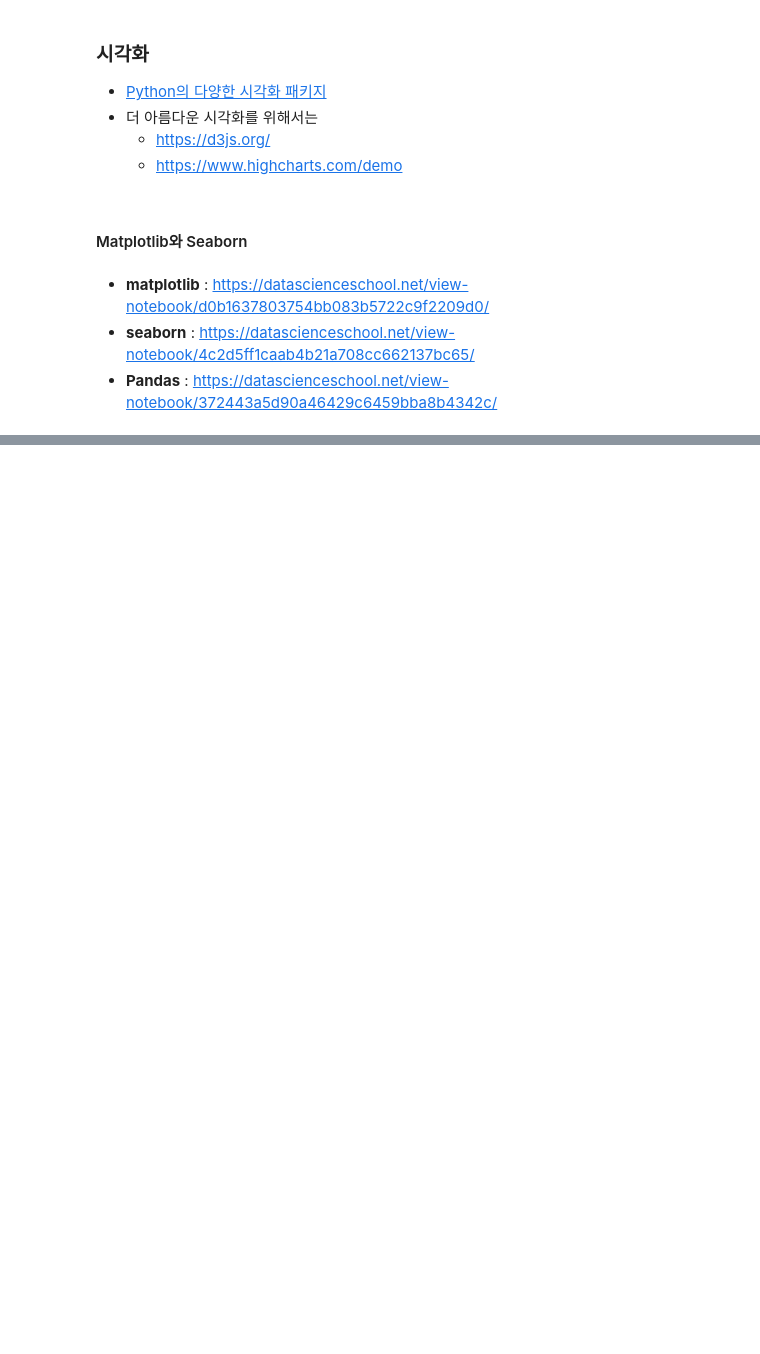
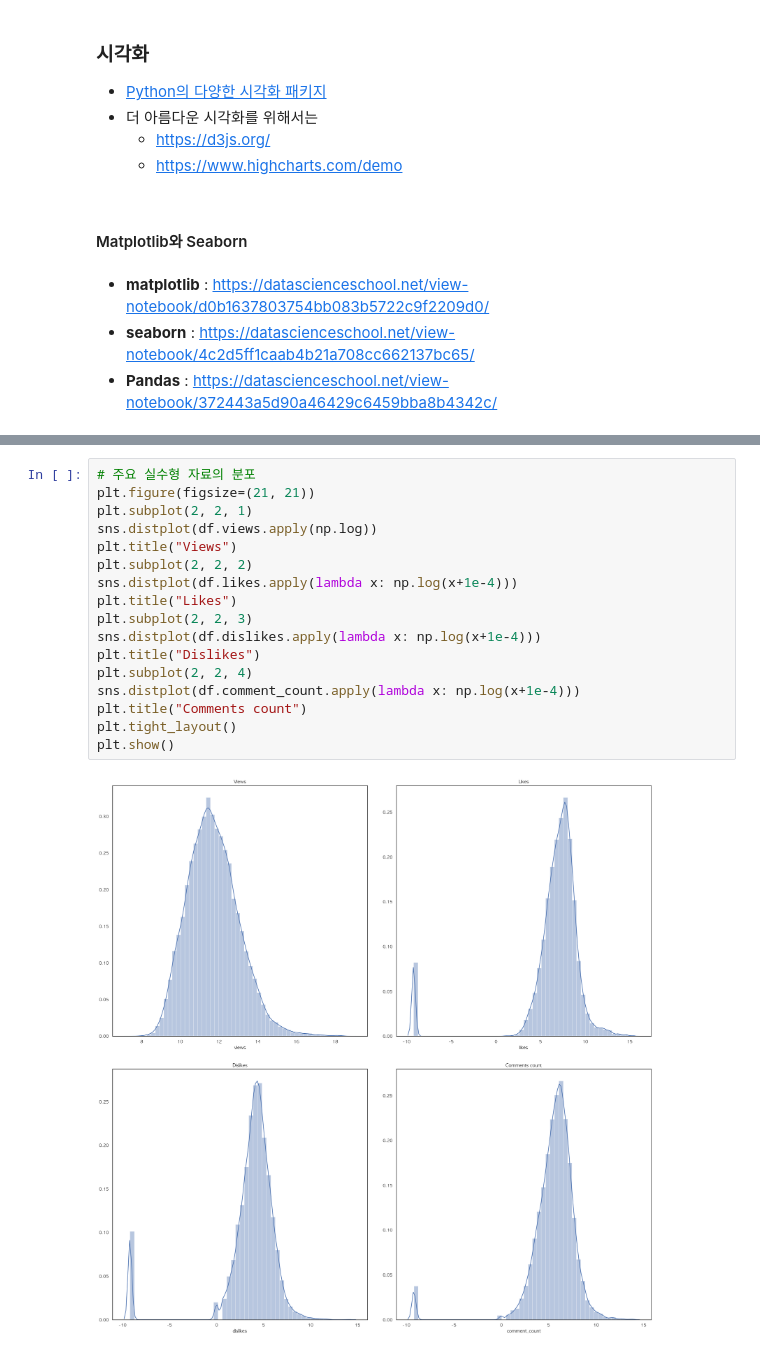
Before and after one commit to minus31/youtube_statistics, a Jupyter notebook: EDA.ipynb, the cells around one changed output, grey strips where cells are left out. Cells and saved outputs as stored; diff of their text form; blank space fills up the shorter version.

```diff
--- a/EDA.ipynb
+++ b/EDA.ipynb
@@ -307,0 +225,19 @@ plt.show()
+# %%
+# 주요 실수형 자료의 분포
+plt.figure(figsize=(21, 21))
+plt.subplot(2, 2, 1)
+sns.distplot(df.views.apply(np.log))
+plt.title("Views")
+plt.subplot(2, 2, 2)
+sns.distplot(df.likes.apply(lambda x: np.log(x+1e-4)))
+plt.title("Likes")
+plt.subplot(2, 2, 3)
+sns.distplot(df.dislikes.apply(lambda x: np.log(x+1e-4)))
+plt.title("Dislikes")
+plt.subplot(2, 2, 4)
+sns.distplot(df.comment_count.apply(lambda x: np.log(x+1e-4)))
+plt.title("Comments count")
+plt.tight_layout()
+plt.show()
+# %% [output]
+[figure, added]
```
Also changed, not shown: parts of 97 cells of this notebook.
